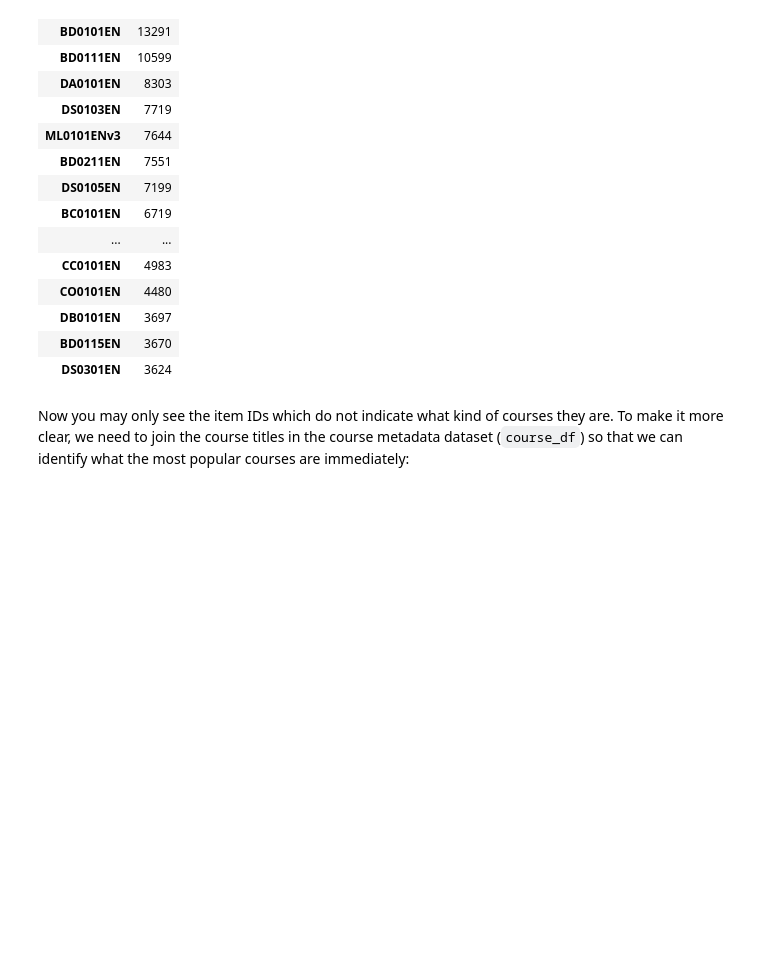
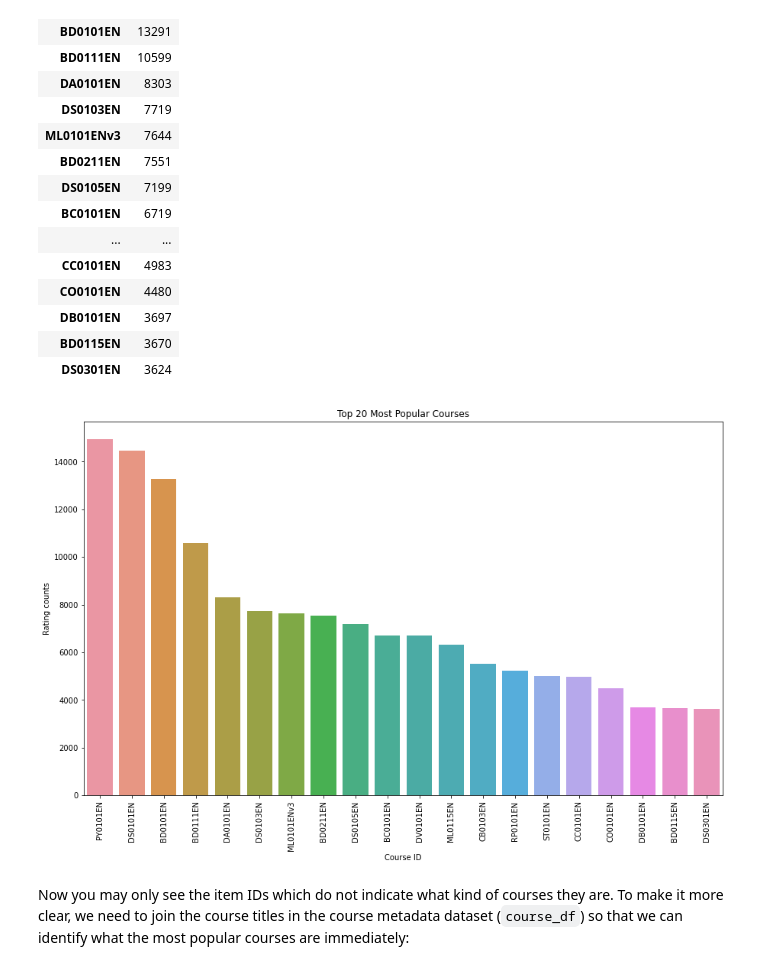
Before and after one commit to dennislamcv1/IBMMachineLearning, a Jupyter notebook: Machine Learning Capstone/lab_jupyter_eda.ipynb, the cells around one changed output. Drawn from its saved outputs; the diff is of its cells as text; code cells hidden in the pictures; blank space fills up the shorter version.

```diff
--- a/Machine Learning Capstone/lab_jupyter_eda.ipynb
+++ b/Machine Learning Capstone/lab_jupyter_eda.ipynb
@@ -475,6 +475,16 @@ best20
 | DB0101EN | 3697 |
 | BD0115EN | 3670 |
 | DS0301EN | 3624 |
+# %%
+plt.figure(figsize=(15,9))
+sns.barplot(x=best20.index, y=best20.rating, data=best20)
+plt.xlabel("Course ID")
+plt.ylabel("Rating counts")
+plt.title("Top 20 Most Popular Courses")
+plt.xticks(rotation=90)
+plt.show()
+# %% [output]
+[figure, added]
 # %% [markdown]
 Now you may only see the item IDs which do not indicate what kind of courses they are. To make it more clear, we need to join the course titles in the course metadata dataset (`course_df`) so that we can identify what the most popular courses are immediately:
 # %% [markdown]
```
Also changed, not shown: parts of 2 cells of this notebook, 10 other files.
